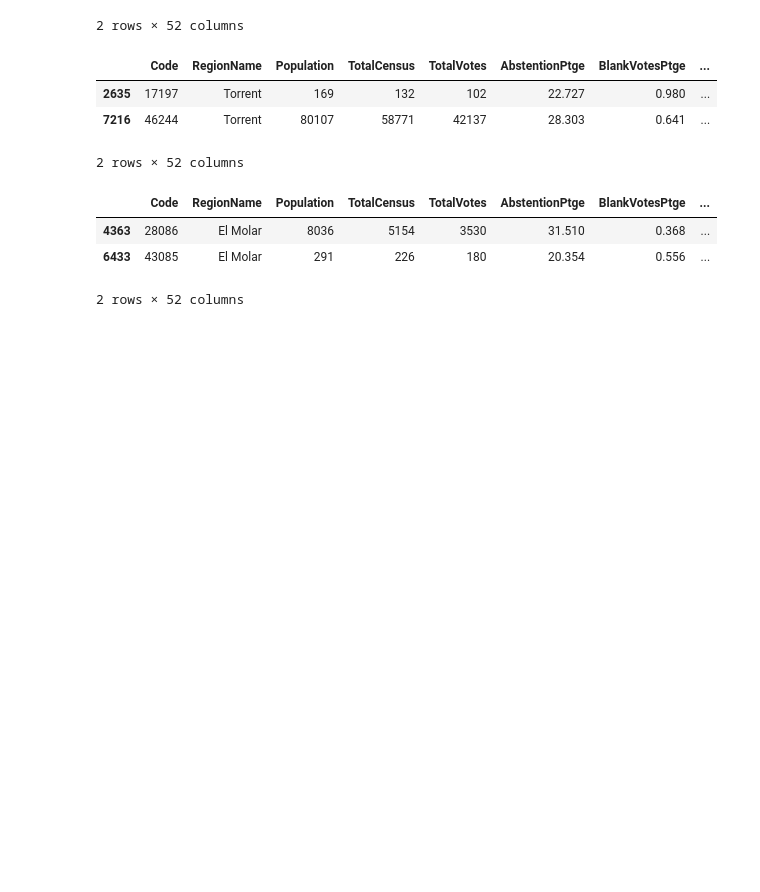
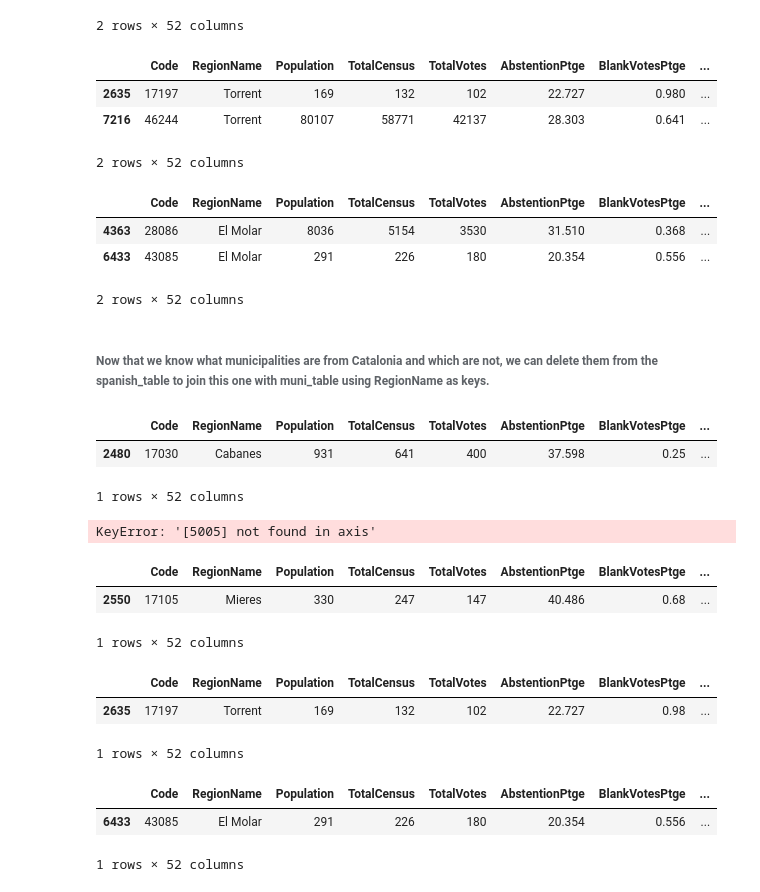
Before and after one commit to albertoabreu91/Spain_congress_project, a Jupyter notebook: your_code/data_wrangling.ipynb, the cells around one changed output. Saved outputs shown, nothing was run; the diff lists cells and outputs as text; code cells hidden in the pictures; blank space fills up the shorter version.

Commit message:
Final spanish_region table completed

```diff
--- a/your_code/data_wrangling.ipynb
+++ b/your_code/data_wrangling.ipynb
@@ -121,3 +121,31 @@ spanish_regions[spanish_regions['RegionName'] == 'El Molar']
 | 4363 | 28086 | El Molar | 8036 | 5154 | 3530 | 31.510 | 0.368 | ... |
 | 6433 | 43085 | El Molar | 291 | 226 | 180 | 20.354 | 0.556 | ... |
 2 rows × 52 columns
+# %% [markdown]
+###### Now that we know what municipalities are from Catalonia and which are not, we can delete them from the spanish_table to join this one with muni_table using RegionName as keys.
+# %%
+# Deleting Cabanes and creating a new table called final_spanish_regions
+
+final_spanish_regions = spanish_regions.drop(1838)
+# %%
+## Just cheking if it was properly deleted
+
+final_spanish_regions[final_spanish_regions['RegionName'] == 'Cabanes']
+# %% [output]
+|  | Code | RegionName | Population | TotalCensus | TotalVotes | AbstentionPtge | BlankVotesPtge | ... |
+| 2480 | 17030 | Cabanes | 931 | 641 | 400 | 37.598 | 0.25 | ... |
+1 rows × 52 columns
+# %%
+# Deleting Mieres
+
+final_spanish_regions = final_spanish_regions.drop(5005)
+# %% [output]
+KeyError: '[5005] not found in axis'
+# %%
+## Just cheking if it was properly deleted
+
+final_spanish_regions[final_spanish_regions['RegionName'] == 'Mieres']
+# %% [output]
+|  | Code | RegionName | Population | TotalCensus | TotalVotes | AbstentionPtge | BlankVotesPtge | ... |
+| 2550 | 17105 | Mieres | 330 | 247 | 147 | 40.486 | 0.68 | ... |
+1 rows × 52 columns
@@ -123,0 +156,8 @@ spanish_regions[spanish_regions['RegionName'] == 'El Molar']
+# %%
+## Just cheking if it was properly deleted
+
+final_spanish_regions[final_spanish_regions['RegionName'] == 'Torrent']
+# %% [output]
+|  | Code | RegionName | Population | TotalCensus | TotalVotes | AbstentionPtge | BlankVotesPtge | ... |
+| 2635 | 17197 | Torrent | 169 | 132 | 102 | 22.727 | 0.98 | ... |
+1 rows × 52 columns
@@ -123,0 +168,8 @@ spanish_regions[spanish_regions['RegionName'] == 'El Molar']
+# %%
+## Just cheking if it was properly deleted
+
+final_spanish_regions[final_spanish_regions['RegionName'] == 'El Molar']
+# %% [output]
+|  | Code | RegionName | Population | TotalCensus | TotalVotes | AbstentionPtge | BlankVotesPtge | ... |
+| 6433 | 43085 | El Molar | 291 | 226 | 180 | 20.354 | 0.556 | ... |
+1 rows × 52 columns
```
Also changed, not shown: parts of 4 cells of this notebook.
